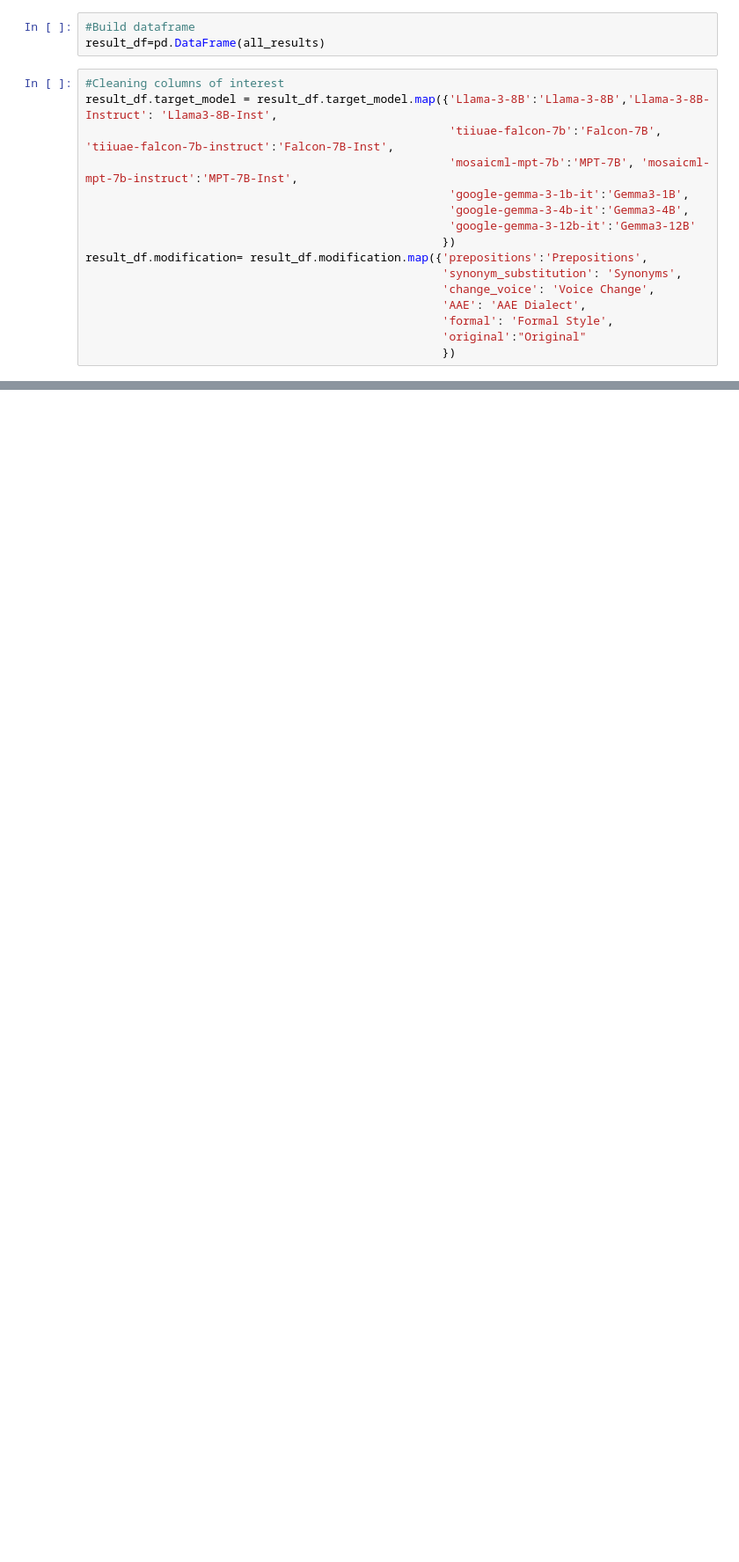
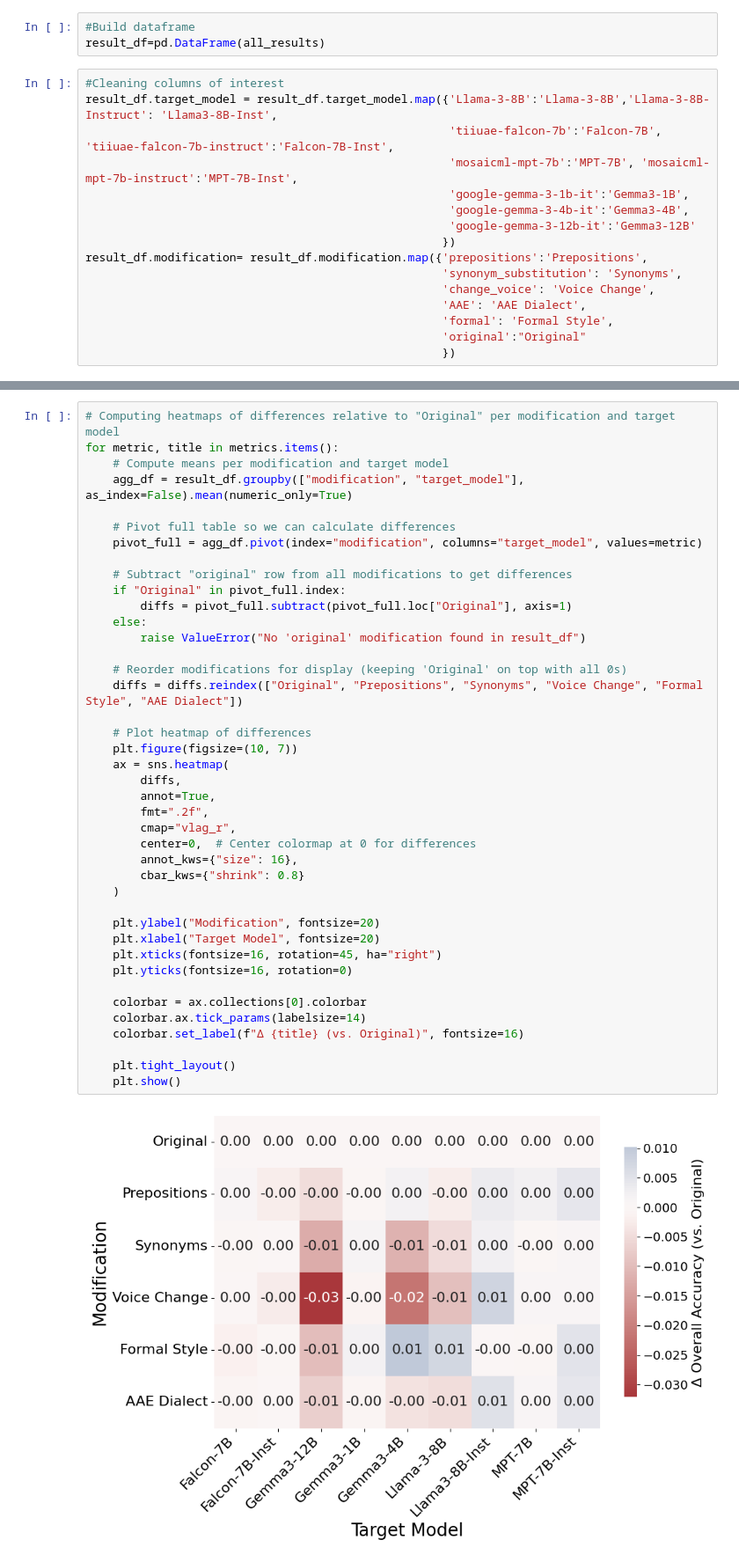
Before and after one commit to bekahma/augment_framework, a Jupyter notebook: notebooks/bbq_metrics.ipynb, the cells around one changed output, grey strips where cells are left out. Shown at 88% size. Drawn from its saved outputs; the diff is of its cells as text; blank space fills up the shorter version.

```diff
--- a/notebooks/bbq_metrics.ipynb
+++ b/notebooks/bbq_metrics.ipynb
@@ -283,0 +366,43 @@ for metric, title in metrics.items():
+# %%
+# Computing heatmaps of differences relative to "Original" per modification and target model
+for metric, title in metrics.items():
+    # Compute means per modification and target model
+    agg_df = result_df.groupby(["modification", "target_model"], as_index=False).mean(numeric_only=True)
+
+    # Pivot full table so we can calculate differences
+    pivot_full = agg_df.pivot(index="modification", columns="target_model", values=metric)
+
+    # Subtract "original" row from all modifications to get differences
+    if "Original" in pivot_full.index:
+        diffs = pivot_full.subtract(pivot_full.loc["Original"], axis=1)
+    else:
+        raise ValueError("No 'original' modification found in result_df")
+
+    # Reorder modifications for display (keeping 'Original' on top with all 0s)
+    diffs = diffs.reindex(["Original", "Prepositions", "Synonyms", "Voice Change", "Formal Style", "AAE Dialect"])
+
+    # Plot heatmap of differences
+    plt.figure(figsize=(10, 7))
+    ax = sns.heatmap(
+        diffs,
+        annot=True,
+        fmt=".2f",
+        cmap="vlag_r",
+        center=0,  # Center colormap at 0 for differences
+        annot_kws={"size": 16},
+        cbar_kws={"shrink": 0.8}
+    )
+
+    plt.ylabel("Modification", fontsize=20)
+    plt.xlabel("Target Model", fontsize=20)
+    plt.xticks(fontsize=16, rotation=45, ha="right")
+    plt.yticks(fontsize=16, rotation=0)
+
+    colorbar = ax.collections[0].colorbar
+    colorbar.ax.tick_params(labelsize=14)
+    colorbar.set_label(f"Δ {title} (vs. Original)", fontsize=16)
+
+    plt.tight_layout()
+    plt.show()
+# %% [output]
+[figure, added]
```
Also changed, not shown: parts of 9 cells of this notebook, 1 other file.
